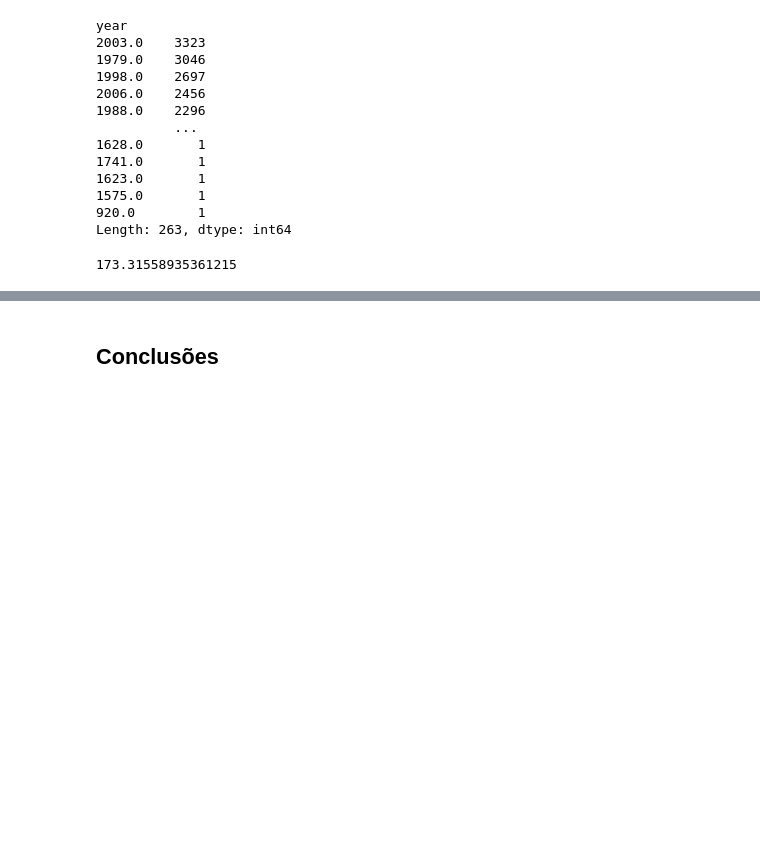
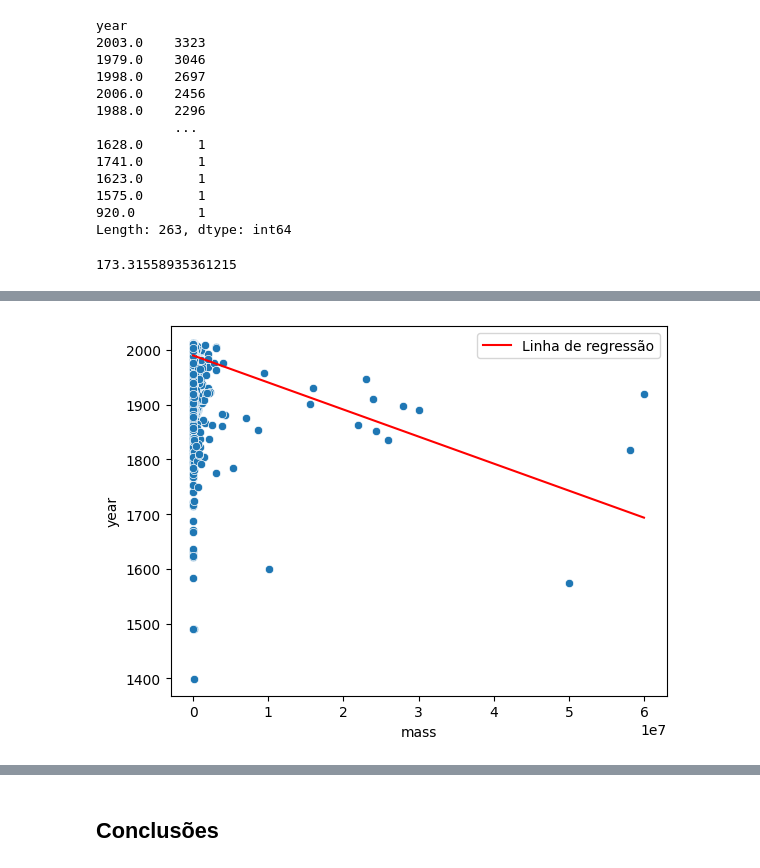
Before and after one commit to biabcaval/Projeto-ICD-analise-meteoros, a Jupyter notebook: relatório_final.ipynb, the cells around one changed output, grey strips where cells are left out. Cells and saved outputs as stored; diff of their text form; code cells hidden in the pictures; blank space fills up the shorter version.

```diff
--- a/relatório_final.ipynb
+++ b/relatório_final.ipynb
@@ -300,0 +317,14 @@ met_por_ano
+# %%
+# Aqui, com a tentativa de representar usando regressão linear, notamos que os valores não são lineares.
+df1_noNa = df1.dropna()
+reg_lin1 = linregress(df1_noNa['mass'], df1_noNa['year'])
+
+def f(x, regre):
+    return x*regre.slope + regre.intercept
+
+plotreg_lin1 = sns.scatterplot(data=df1_noNa, x='mass', y='year')
+plt.plot((0,60000000), (f(0, reg_lin1), f(60000000,reg_lin1)), c='red', label='Linha de regressão')
+plt.legend()
+plt.show()
+# %% [output]
+[figure, added]
```
Also changed, not shown: parts of 12 cells of this notebook, 1 other file.
